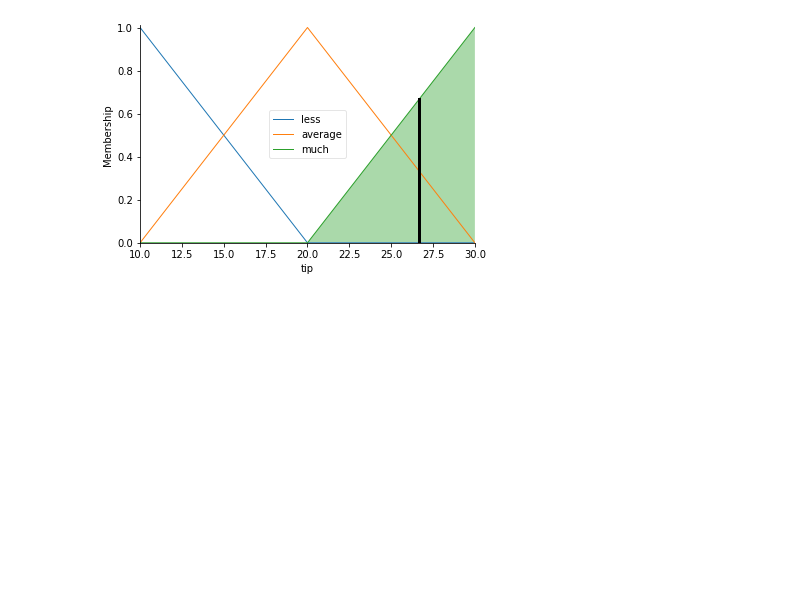
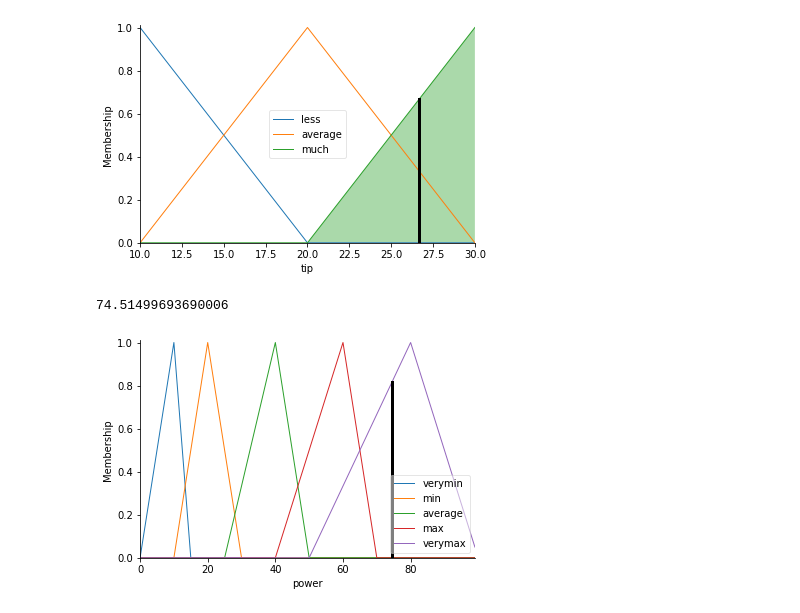
Before and after one commit to TuanLBT/AI_learning, a Jupyter notebook: AI_he_chuyen_gia.ipynb, the cells around one changed output. Cells and saved outputs as stored; diff of their text form; code cells hidden in the pictures; blank space fills up the shorter version.

```diff
--- a/AI_he_chuyen_gia.ipynb
+++ b/AI_he_chuyen_gia.ipynb
@@ -82,3 +82,73 @@ tip.view(sim=tipping)
 # %% [output]
 26.666666666666657
 [figure]
+# %%
+import numpy as np
+import skfuzzy as fuzz
+import matplotlib.pyplot as plt
+from skfuzzy import control as ctrl
+
+time = ctrl.Antecedent(np.arange(10,300,1),'time') #ham input
+rice = ctrl.Antecedent(np.arange(100,2000,1),'rice')
+power = ctrl.Consequent(np.arange(0,100,1),'power')
+
+time['veryfast']=fuzz.trimf(time.universe,[0,10,10])
+time['fast']=fuzz.trimf(time.universe,[5,10,50])
+time['average']=fuzz.trimf(time.universe,[10,60,100])
+time['slow']=fuzz.trimf(time.universe,[70,100,200])
+time['veryslow']=fuzz.trimf(time.universe,[150,200,300])
+
+rice['100g']=fuzz.trimf(rice.universe,[0,100,100])
+rice['500g']=fuzz.trimf(rice.universe,[100,200,250])
+rice['1000g']=fuzz.trimf(rice.universe,[250,300,600])
+rice['1500g']=fuzz.trimf(rice.universe,[600,1200,1300])
+rice['2000g']=fuzz.trimf(rice.universe,[1000,1500,2000])
+
+power['verymin']=fuzz.trimf(power.universe,[0,10,15])
+power['min']=fuzz.trimf(power.universe,[10,20,30])
+power['average']=fuzz.trimf(power.universe,[25,40,50])
+power['max']=fuzz.trimf(power.universe,[40,60,70])
+power['verymax']=fuzz.trimf(power.universe,[50,80,100])
+
+rule1=ctrl.Rule(time['veryfast']&rice['100g'],power['average']) #cú pháp này hoạt động giống if
+rule2=ctrl.Rule(time['veryfast']&rice['500g'],power['average'])
+rule3=ctrl.Rule(time['veryfast']&rice['1000g'],power['verymax'])
+rule4=ctrl.Rule(time['veryfast']&rice['1500g'],power['verymax'])
+rule5=ctrl.Rule(time['veryfast']&rice['2000g'],power['verymax'])
+
+rule6=ctrl.Rule(time['fast']&rice['100g'],power['average'])
+rule7=ctrl.Rule(time['fast']&rice['500g'],power['average'])
+rule8=ctrl.Rule(time['fast']&rice['1000g'],power['max'])
+rule9=ctrl.Rule(time['fast']&rice['1500g'],power['verymax'])
+rule10=ctrl.Rule(time['fast']&rice['2000g'],power['verymax'])
+
+rule11=ctrl.Rule(time['average']&rice['100g'],power['average'])
+rule12=ctrl.Rule(time['average']&rice['500g'],power['min'])
+rule13=ctrl.Rule(time['average']&rice['1000g'],power['average'])
+rule14=ctrl.Rule(time['average']&rice['1500g'],power['max'])
+rule15=ctrl.Rule(time['average']&rice['2000g'],power['verymax'])
+
+rule16=ctrl.Rule(time['slow']&rice['100g'],power['verymin'])
+rule17=ctrl.Rule(time['slow']&rice['500g'],power['verymin'])
+rule18=ctrl.Rule(time['slow']&rice['1000g'],power['average'])
+rule19=ctrl.Rule(time['slow']&rice['1500g'],power['average'])
+rule20=ctrl.Rule(time['slow']&rice['2000g'],power['max'])
+
+rule21=ctrl.Rule(time['veryslow']&rice['100g'],power['verymin'])
+rule22=ctrl.Rule(time['veryslow']&rice['500g'],power['verymin'])
+rule23=ctrl.Rule(time['veryslow']&rice['1000g'],power['min'])
+rule24=ctrl.Rule(time['veryslow']&rice['1500g'],power['average'])
+rule25=ctrl.Rule(time['veryslow']&rice['2000g'],power['average'])
+
+powering_ctrl = ctrl.ControlSystem([rule1,rule2,rule3,rule4,rule5,rule6,rule7,rule8,rule9,rule10,rule11,rule12,rule13,rule14,rule15,rule16,rule17,rule18,rule19,rule20,rule20,rule21,rule22,rule23,rule24,rule25])
+powering = ctrl.ControlSystemSimulation(powering_ctrl)
+
+powering.input['time'] = 20
+powering.input['rice']= 2000
+#2 cái input này là giá trị input vào để đưa ra giá trị tip cuối cùng, trong kỹ thuật thì chỗ này lấy giá trị analog từ cảm biến
+powering.compute()
+print(powering.output['power'])
+power.view(sim=powering)
+# %% [output]
+74.51499693690006
+[figure, added]
```
